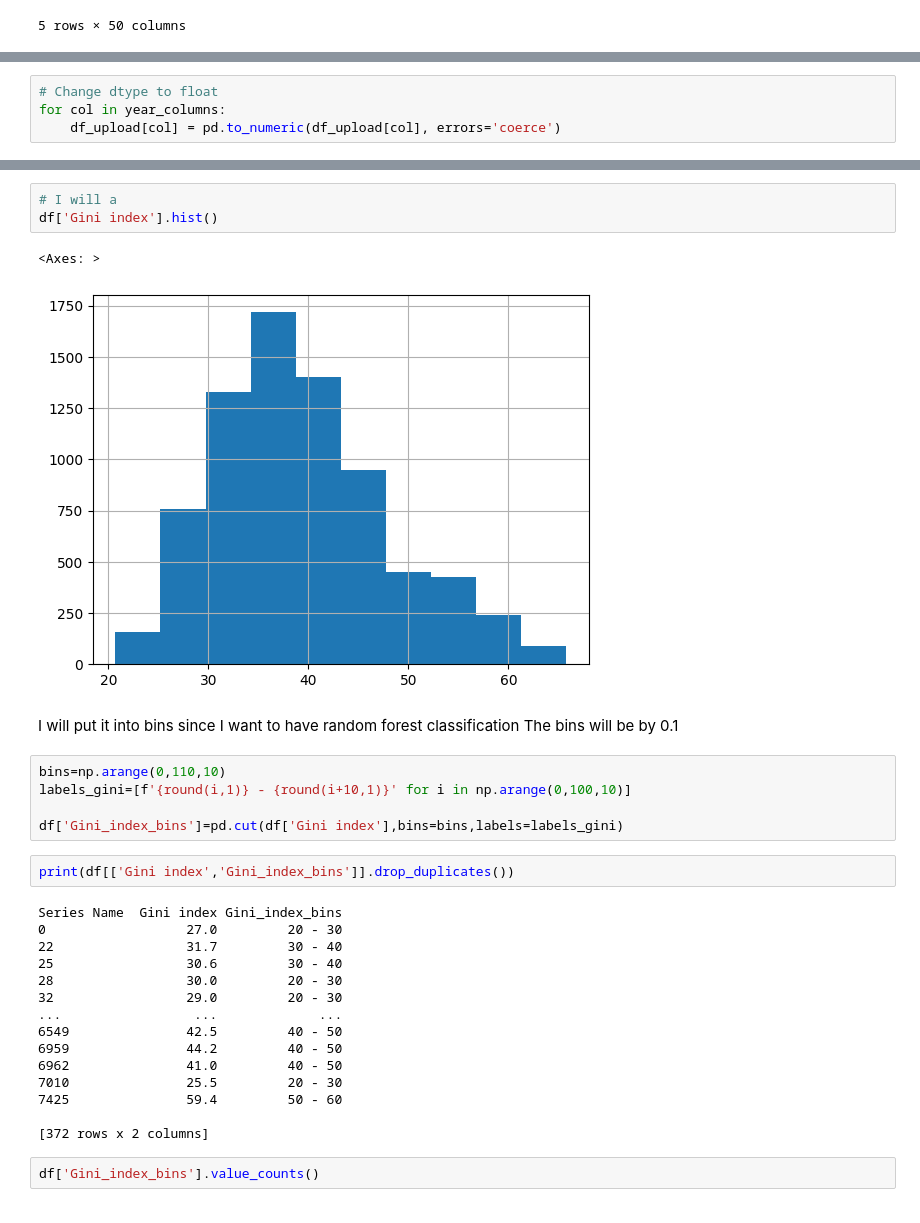
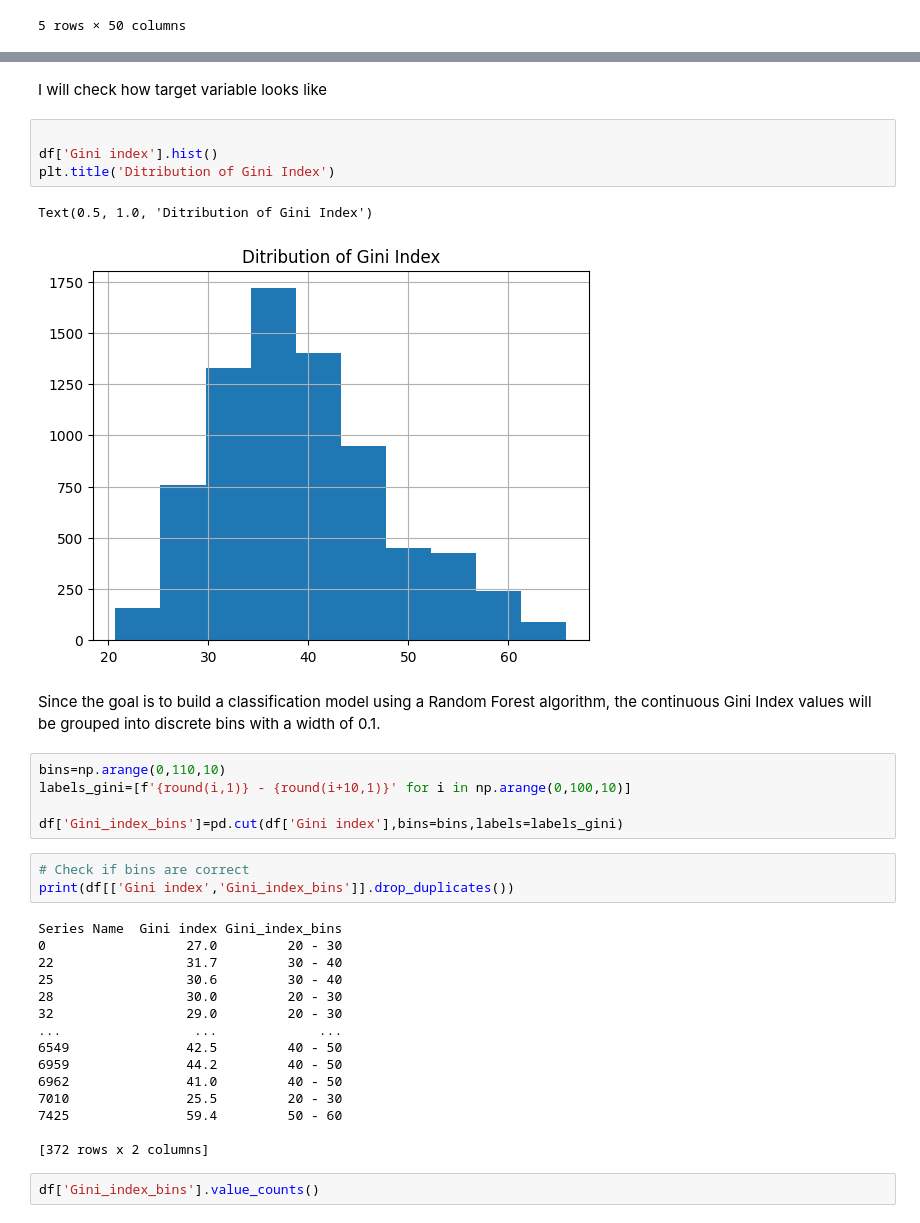
Before and after one commit to aga-bor/Udacity-Data-Science-1, a Jupyter notebook: Gini Index classifiation.ipynb, the cells around one changed output, grey strips where cells are left out. Cells and saved outputs as stored; diff of their text form.

```diff
--- a/Gini Index classifiation.ipynb
+++ b/Gini Index classifiation.ipynb
@@ -29,6 +88,2 @@ df_upload.head()
 year_columns=[col for col in df_upload.columns if col.startswith('19') or col.startswith('20') ]
-# %%
-# Change dtype to float
-for col in year_columns:
-    df_upload[col] = pd.to_numeric(df_upload[col], errors='coerce')
 # %%
@@ -143,21 +213,24 @@ df.describe()
 | 75% | 100.000000 | 73.490000 | 71.270000 | 75.460000 | ... |
 | max | 100.000000 | 100.000000 | 100.000000 | 100.000000 | ... |
 8 rows × 118 columns
+# %% [markdown]
+I will check how target variable looks like
 # %%
-# I will a
+
 df['Gini index'].hist()
+plt.title('Ditribution of Gini Index')
 # %% [output]
-<Axes: >
+Text(0.5, 1.0, 'Ditribution of Gini Index')
-[figure, old version]
+[figure, new version]
 # %% [markdown]
-I will put it into bins since I want to have random forest classification
-The bins will be by 0.1
+Since the goal is to build a classification model using a Random Forest algorithm, the continuous Gini Index values will be grouped into discrete bins with a width of 0.1.
 # %%
 bins=np.arange(0,110,10)
 labels_gini=[f'{round(i,1)} - {round(i+10,1)}' for i in np.arange(0,100,10)]
 
 df['Gini_index_bins']=pd.cut(df['Gini index'],bins=bins,labels=labels_gini)
 # %%
+# Check if bins are correct
 print(df[['Gini index','Gini_index_bins']].drop_duplicates())
 # %% [output]
 Series Name  Gini index Gini_index_bins
```
Also changed, not shown: parts of 37 cells of this notebook, 3 other files.
